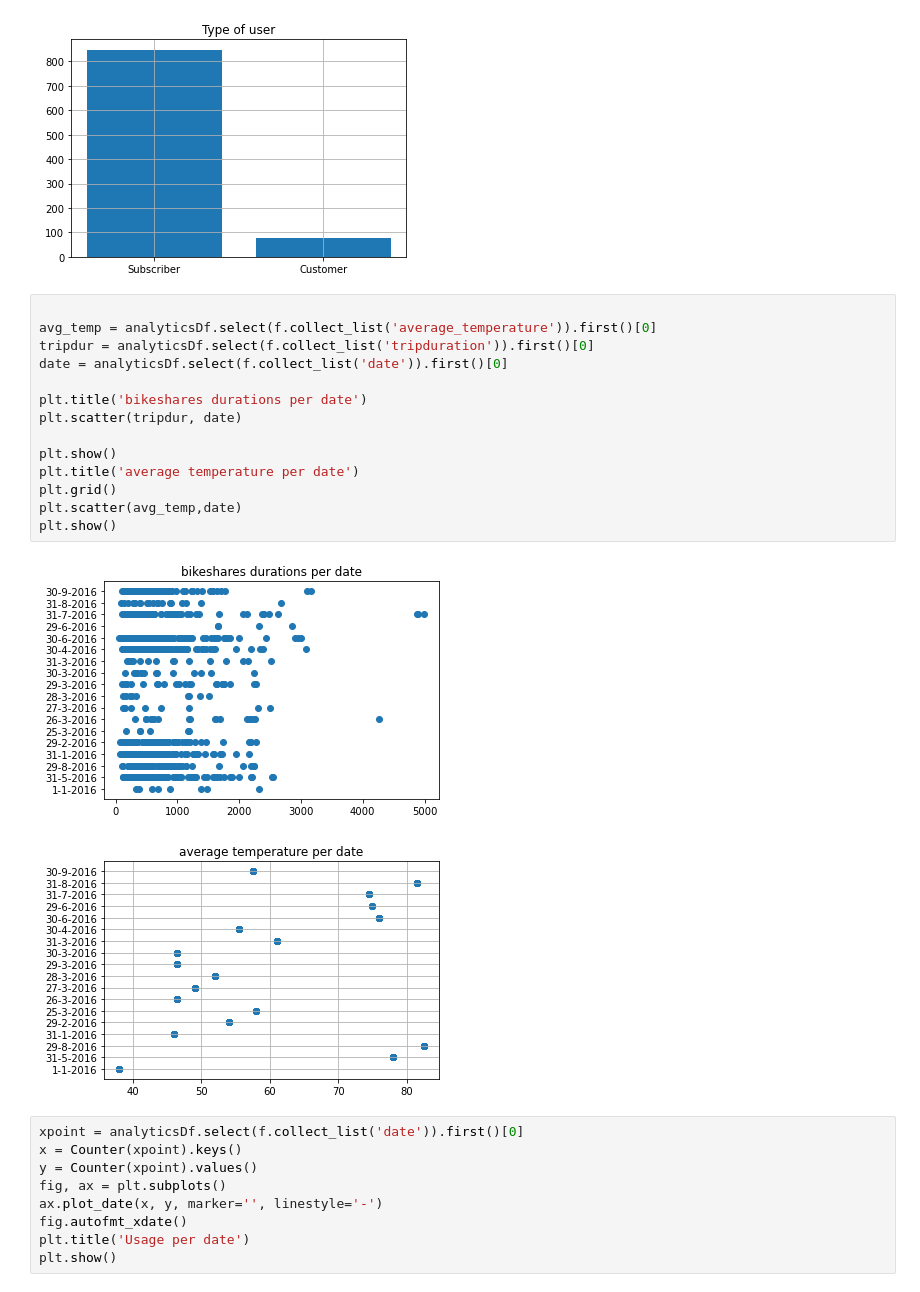
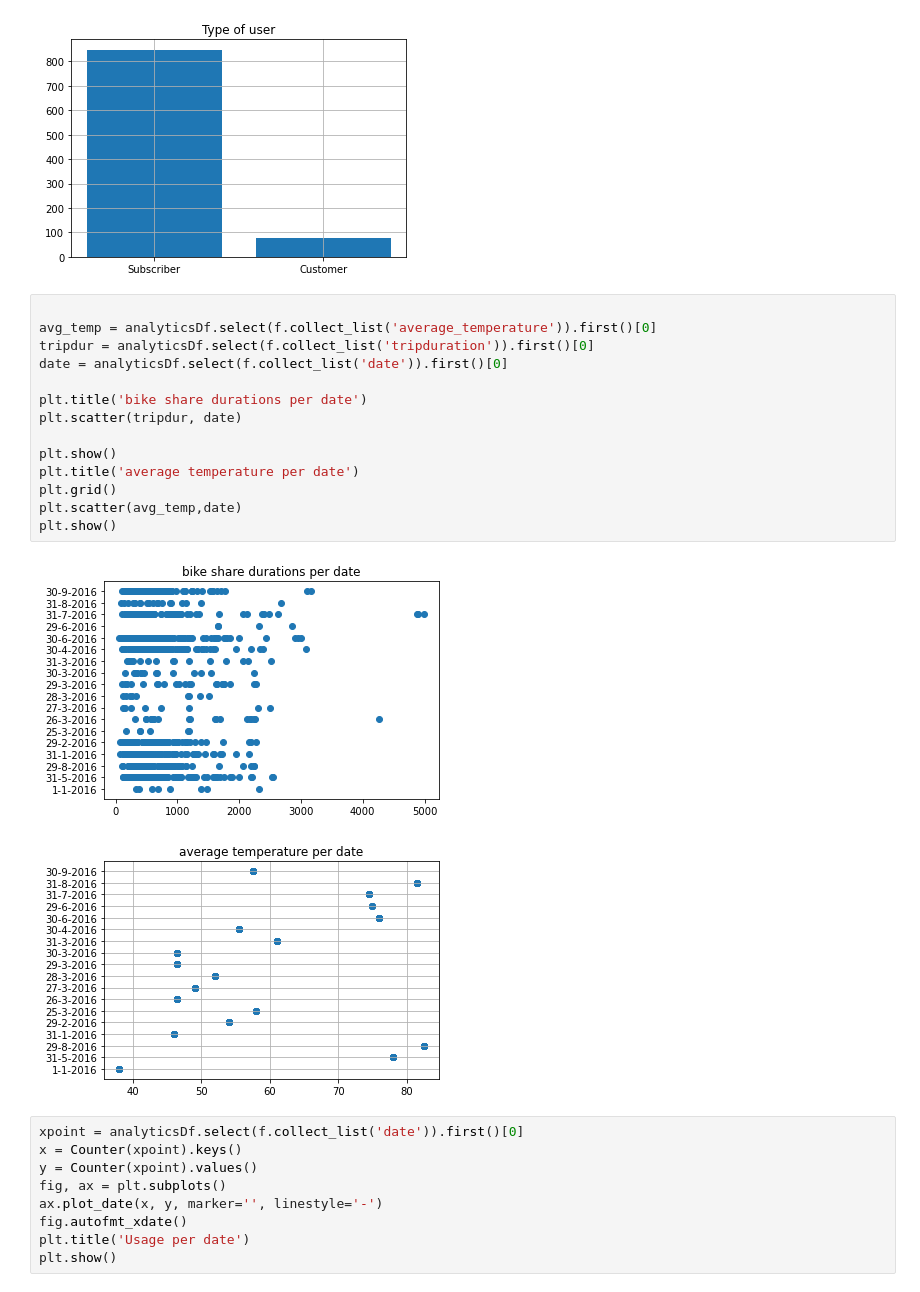
Before and after one commit to raddysr/ny_bikeshare_analytics, a Jupyter notebook: proto.ipynb, the cells around one changed output. Cells and saved outputs as stored; diff of their text form.

```diff
--- a/proto.ipynb
+++ b/proto.ipynb
@@ -87,19 +87,19 @@ prepare_for_bar('user_type', 'Type of user')
 # %%
 
 avg_temp = analyticsDf.select(f.collect_list('average_temperature')).first()[0]
 tripdur = analyticsDf.select(f.collect_list('tripduration')).first()[0]
 date = analyticsDf.select(f.collect_list('date')).first()[0]
 
-plt.title('bikeshares durations per date')
+plt.title('bike share durations per date')
 plt.scatter(tripdur, date)
 
 plt.show()
 plt.title('average temperature per date')
 plt.grid()
 plt.scatter(avg_temp,date)
 plt.show()
 # %% [output]
-[figure, old version]
+[figure, new version]
 [figure]
 # %%
 xpoint = analyticsDf.select(f.collect_list('date')).first()[0]
```
Also changed, not shown: parts of 8 cells of this notebook, 9 other files.
